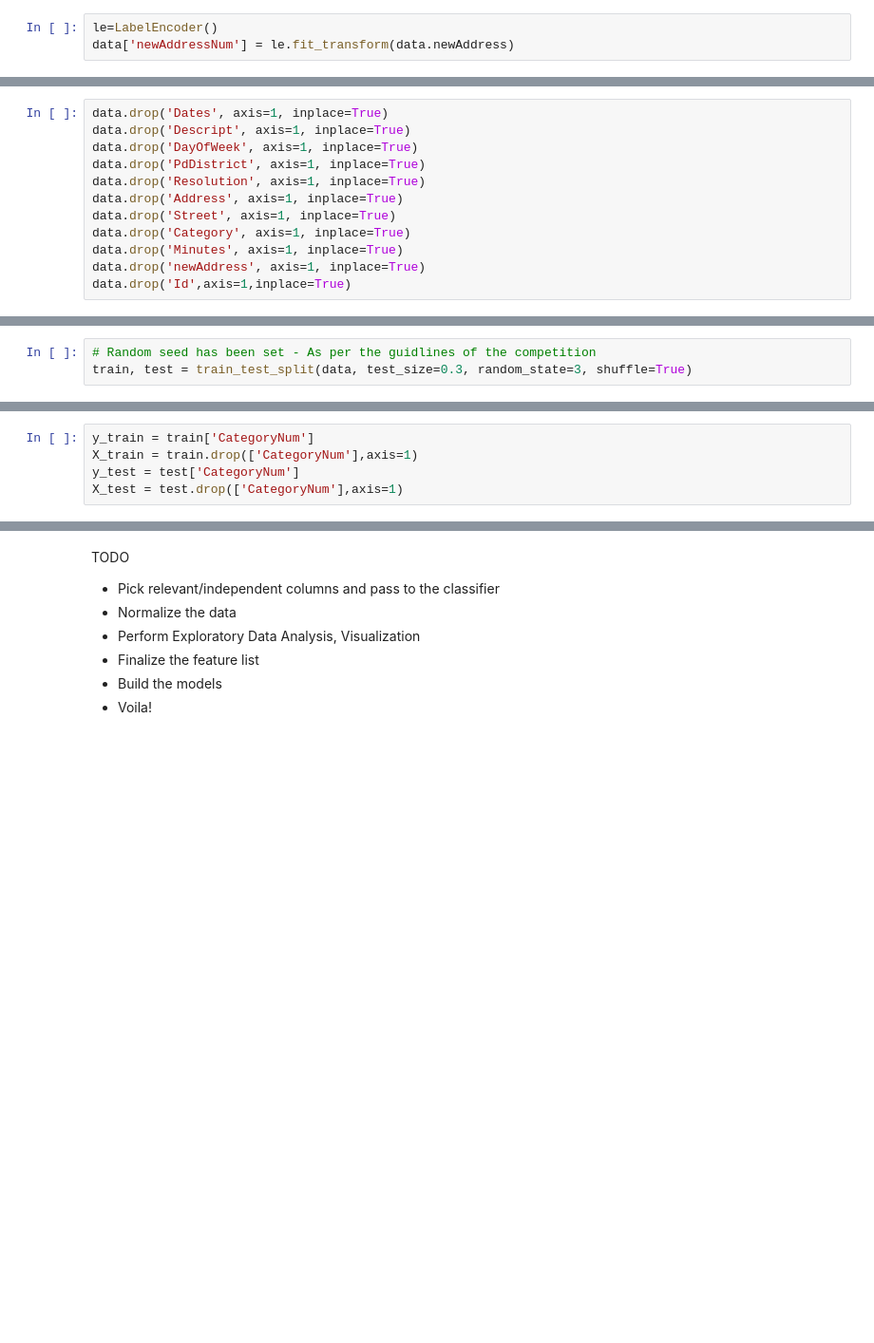
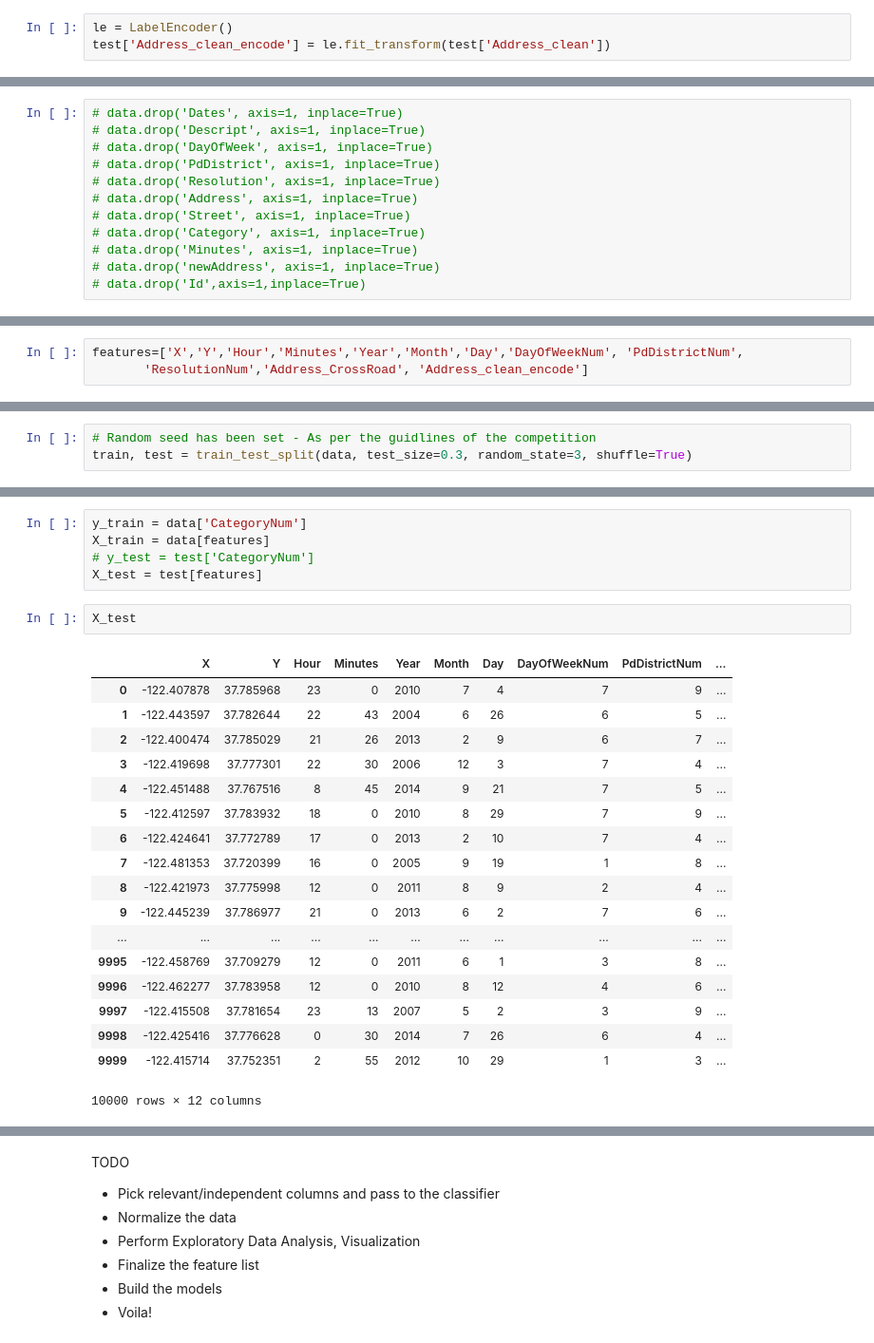
Before and after one commit to gopuvenkat/sfo-crime-classification, a Jupyter notebook: sfo-crime-classification.ipynb, the cells around one changed output, grey strips where cells are left out. Shown: that part at 95% size. Drawn from its saved outputs; the diff is of its cells as text; blank space fills up the shorter version.

```diff
--- a/sfo-crime-classification.ipynb
+++ b/sfo-crime-classification.ipynb
@@ -157,6 +156,6 @@ data
 # %%
-le=LabelEncoder()
-data['newAddressNum'] = le.fit_transform(data.newAddress)
+le = LabelEncoder()
+test['Address_clean_encode'] = le.fit_transform(test['Address_clean'])
 # %%
 corr = data.corr()
 print(corr['CategoryNum'].sort_values(ascending=False))
@@ -178,13 +179,13 @@ Y               -0.058963
 Name: CategoryNum, dtype: float64
 # %%
-data.drop('Dates', axis=1, inplace=True)
-data.drop('Descript', axis=1, inplace=True)
-data.drop('DayOfWeek', axis=1, inplace=True)
-data.drop('PdDistrict', axis=1, inplace=True)
-data.drop('Resolution', axis=1, inplace=True)
-data.drop('Address', axis=1, inplace=True)
-data.drop('Street', axis=1, inplace=True)
-data.drop('Category', axis=1, inplace=True)
-data.drop('Minutes', axis=1, inplace=True)
-data.drop('newAddress', axis=1, inplace=True)
-data.drop('Id',axis=1,inplace=True)
+# data.drop('Dates', axis=1, inplace=True)
+# data.drop('Descript', axis=1, inplace=True)
+# data.drop('DayOfWeek', axis=1, inplace=True)
+# data.drop('PdDistrict', axis=1, inplace=True)
+# data.drop('Resolution', axis=1, inplace=True)
+# data.drop('Address', axis=1, inplace=True)
+# data.drop('Street', axis=1, inplace=True)
+# data.drop('Category', axis=1, inplace=True)
+# data.drop('Minutes', axis=1, inplace=True)
+# data.drop('newAddress', axis=1, inplace=True)
+# data.drop('Id',axis=1,inplace=True)
@@ -208,3 +192,6 @@ Name: CategoryNum, dtype: float64
+# %%
+features=['X','Y','Hour','Minutes','Year','Month','Day','DayOfWeekNum', 'PdDistrictNum',
+       'ResolutionNum','Address_CrossRoad', 'Address_clean_encode']
 # %%
 # for i in data.CategoryNum.unique():
 #     print(i,labelencoder.inverse_transform(data.CategoryNum.unique())[i])
@@ -226,8 +214,29 @@ train, test = train_test_split(data, test_size=0.3, random_state=3, shuffle=True
 # %%
-y_train = train['CategoryNum']
-X_train = train.drop(['CategoryNum'],axis=1)
-y_test = test['CategoryNum']
-X_test = test.drop(['CategoryNum'],axis=1)
+y_train = data['CategoryNum']
+X_train = data[features]
+# y_test = test['CategoryNum']
+X_test = test[features]
+# %%
+X_test
+# %% [output]
+|  | X | Y | Hour | Minutes | Year | Month | Day | DayOfWeekNum | PdDistrictNum | ... |
+| 0 | -122.407878 | 37.785968 | 23 | 0 | 2010 | 7 | 4 | 7 | 9 | ... |
+| 1 | -122.443597 | 37.782644 | 22 | 43 | 2004 | 6 | 26 | 6 | 5 | ... |
+| 2 | -122.400474 | 37.785029 | 21 | 26 | 2013 | 2 | 9 | 6 | 7 | ... |
+| 3 | -122.419698 | 37.777301 | 22 | 30 | 2006 | 12 | 3 | 7 | 4 | ... |
+| 4 | -122.451488 | 37.767516 | 8 | 45 | 2014 | 9 | 21 | 7 | 5 | ... |
+| 5 | -122.412597 | 37.783932 | 18 | 0 | 2010 | 8 | 29 | 7 | 9 | ... |
+| 6 | -122.424641 | 37.772789 | 17 | 0 | 2013 | 2 | 10 | 7 | 4 | ... |
+| 7 | -122.481353 | 37.720399 | 16 | 0 | 2005 | 9 | 19 | 1 | 8 | ... |
+| 8 | -122.421973 | 37.775998 | 12 | 0 | 2011 | 8 | 9 | 2 | 4 | ... |
+| 9 | -122.445239 | 37.786977 | 21 | 0 | 2013 | 6 | 2 | 7 | 6 | ... |
+| ... | ... | ... | ... | ... | ... | ... | ... | ... | ... | ... |
+| 9995 | -122.458769 | 37.709279 | 12 | 0 | 2011 | 6 | 1 | 3 | 8 | ... |
+| 9996 | -122.462277 | 37.783958 | 12 | 0 | 2010 | 8 | 12 | 4 | 6 | ... |
+| 9997 | -122.415508 | 37.781654 | 23 | 13 | 2007 | 5 | 2 | 3 | 9 | ... |
+| 9998 | -122.425416 | 37.776628 | 0 | 30 | 2014 | 7 | 26 | 6 | 4 | ... |
+| 9999 | -122.415714 | 37.752351 | 2 | 55 | 2012 | 10 | 29 | 1 | 3 | ... |
+10000 rows × 12 columns
 # %%
 from sklearn.linear_model import LogisticRegression
 clf = LogisticRegression(random_state=0, solver='lbfgs', multi_class='multinomial',max_iter=1000)
```
Also changed, not shown: parts of 34 cells of this notebook, 1 other file.
